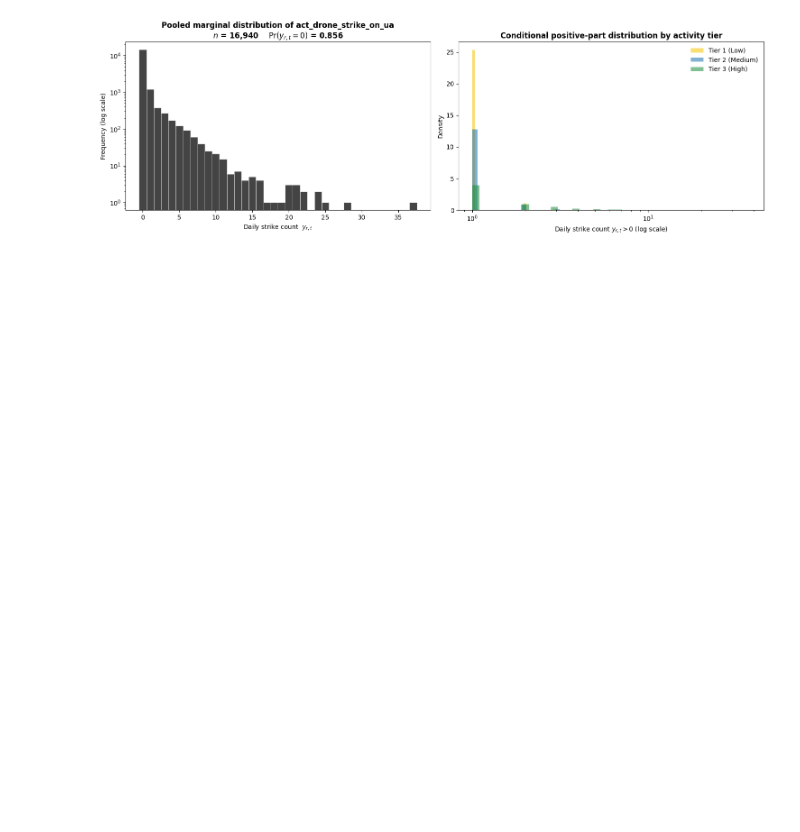
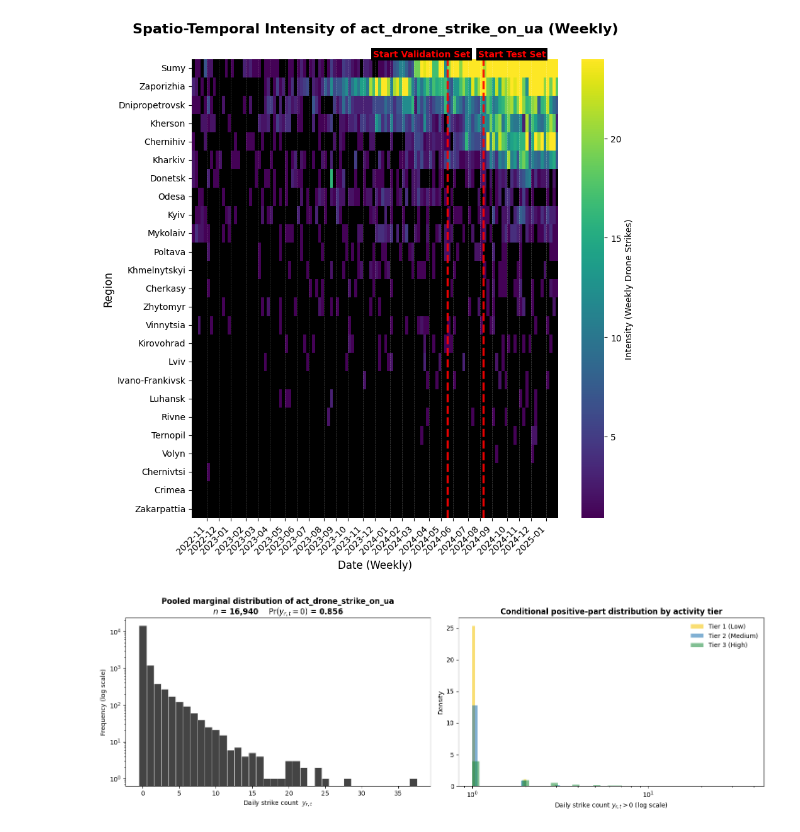
Before and after one commit to J4nvg/thesis, a Jupyter notebook: eda.ipynb, the cells around one changed output. Saved outputs shown, nothing was run; the diff lists cells and outputs as text; code cells hidden in the pictures; blank space fills up the shorter version.

```diff
--- a/eda.ipynb
+++ b/eda.ipynb
@@ -187,11 +232,11 @@ df_heat_t = df_heat_t.loc[region_totals.sort_values(ascending=False).index]
 # -------------------------
 
 # Set up the plot
-fig, ax = plt.subplots(figsize=(16, 10))
+fig, ax = plt.subplots(figsize=(9, 9))
 
 # Create the heatmap
 cmap = plt.cm.viridis.copy()
-cmap.set_under("#282828")   # any neutral colour you like for "no events"
+cmap.set_under("#000000")   # any neutral colour you like for "no events"
 
 sns.heatmap(
     df_heat_t,
@@ -215,34 +260,36 @@ for idx in month_starts:
 
 ax.set_xticks(month_starts)
 ax.set_xticklabels([dates[i].strftime('%Y-%m') for i in month_starts], rotation=45, ha='right')
 
 # Set-split lines at 70% and 80%
 val_split = int(n_cols * 0.70)
 test_split = int(n_cols * 0.80)
 n_rows = len(df_heat_t)
 
 for x_pos, label, y_frac,x_offset in [
-    (val_split,  'Start Validation Set', -0.02,10),
+    (val_split,  'Start Validation Set', -0.02,25),
     (test_split, 'Start Test Set',       -0.02,2),
 ]:
     ax.axvline(x=x_pos, color='red', linestyle='--', linewidth=2.5, alpha=0.9)
     ax.text(
         x_pos-x_offset + 0.3, n_rows * y_frac,
         label,
         color='red', fontsize=10, fontweight='bold',
         va='top', ha='left',
         bbox=dict(facecolor='black', edgecolor='none', alpha=1, pad=2)
     )
 
 
 ax.set_xlabel("Date (Weekly)", fontsize=12)
 ax.set_ylabel("Region", fontsize=12)
 plt.title(f"Spatio-Temporal Intensity of {target_base} (Weekly)", fontsize=16, fontweight='bold', pad=30)
 
 plt.tight_layout()
 
 plt.savefig(construct_path(EDA_PLOT_DATA_PATH,"spatiotemporalintensityheatmap.svg"))
 plt.show()
+# %% [output]
+[figure, added]
 # %%
 # ── 0. Shared imports & helpers for the EDA ───────────────────────────────────
 import numpy as np
```
Also changed, not shown: parts of 4 cells of this notebook, 31 other files.
